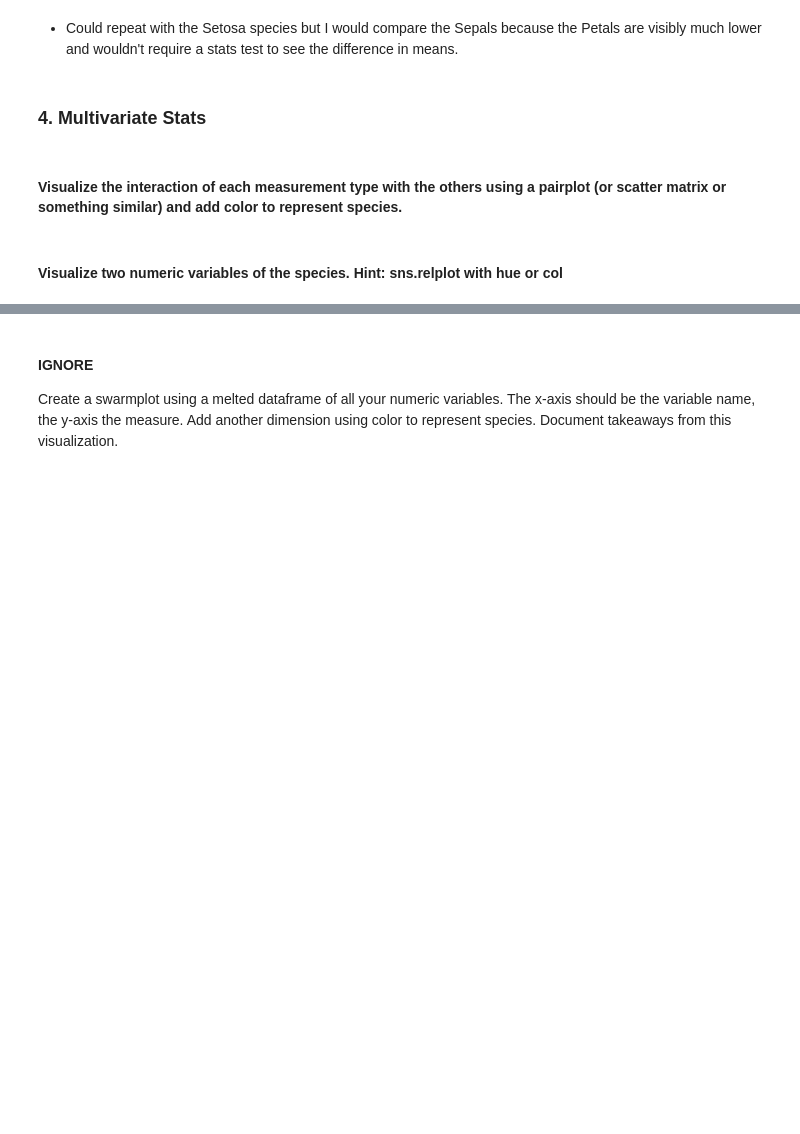
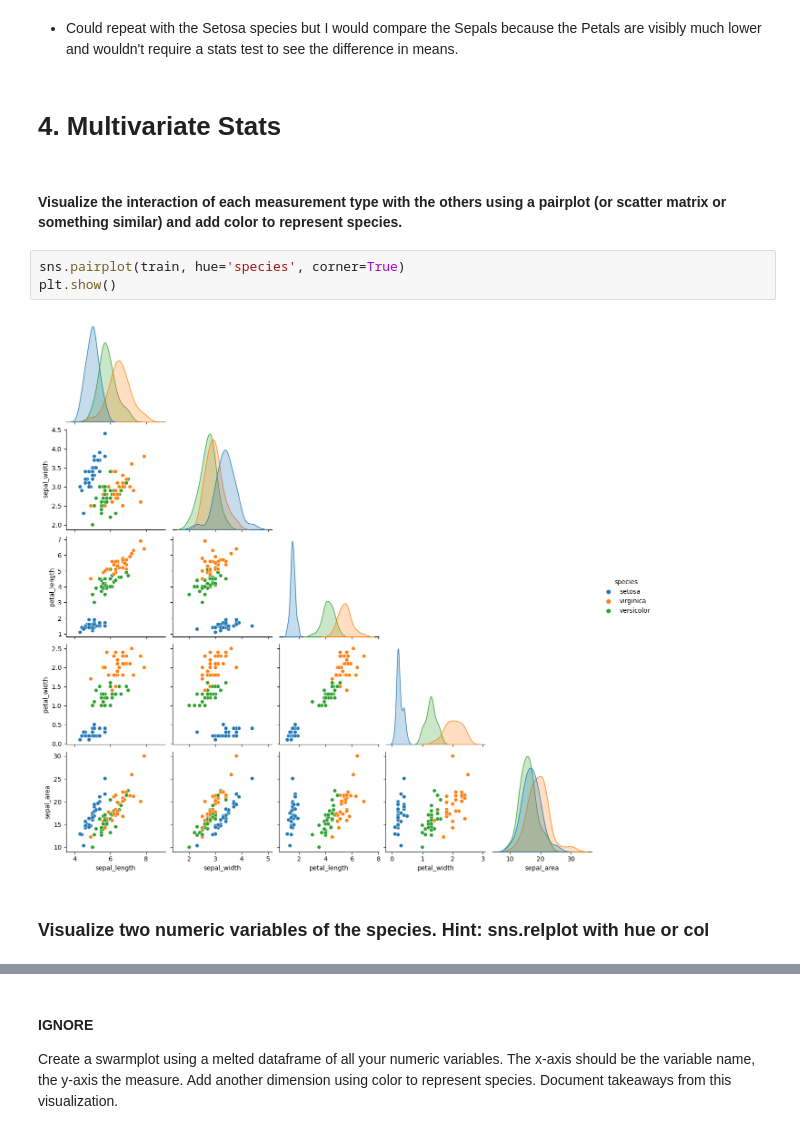
Before and after one commit to Josue-Gonzalez627/classification-exercises, a Jupyter notebook: explore.ipynb, the cells around one changed output, grey strips where cells are left out. Saved outputs shown, nothing was run; the diff lists cells and outputs as text; blank space fills up the shorter version.

Commit message:
Univariate, Bivariate, and Multivariate Stats Tests

```diff
--- a/explore.ipynb
+++ b/explore.ipynb
@@ -463,8 +479,13 @@ p
 # %% [markdown]
 * Could repeat with the Setosa species but I would compare the Sepals because the Petals are visibly much lower and wouldn't require a stats test to see the difference in means.
 # %% [markdown]
-### 4. Multivariate Stats
+# 4. Multivariate Stats
 # %% [markdown]
 #### Visualize the interaction of each measurement type with the others using a pairplot (or scatter matrix or something similar) and add color to represent species.
+# %%
+sns.pairplot(train, hue='species', corner=True)
+plt.show()
+# %% [output]
+[figure, added]
 # %% [markdown]
-#### Visualize two numeric variables of the species. Hint: sns.relplot with hue or col
+### Visualize two numeric variables of the species. Hint: sns.relplot with hue or col
```
Also changed, not shown: parts of 17 cells of this notebook.
